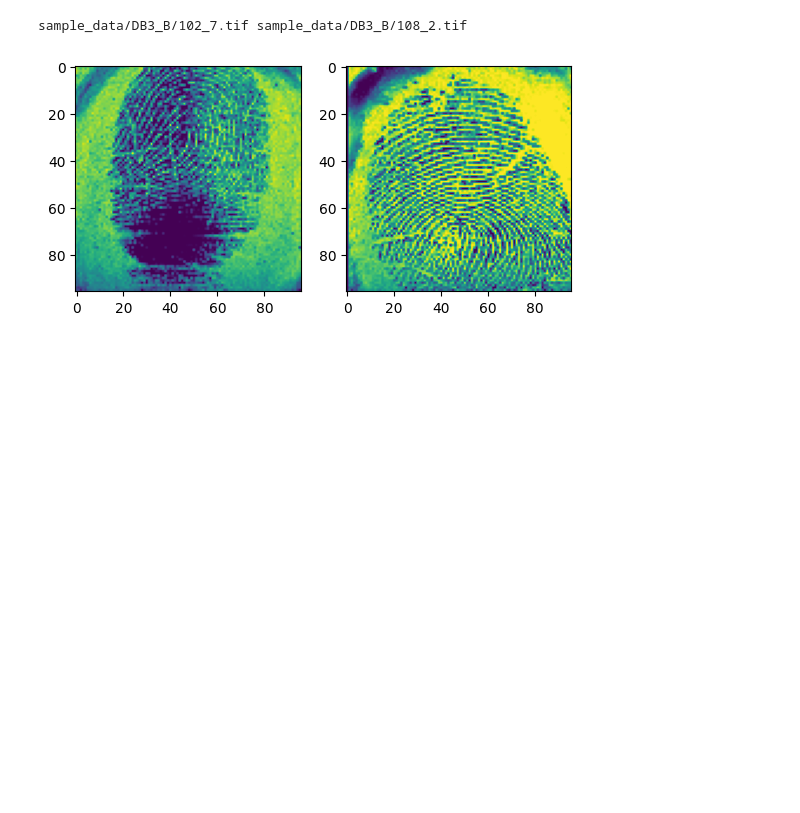
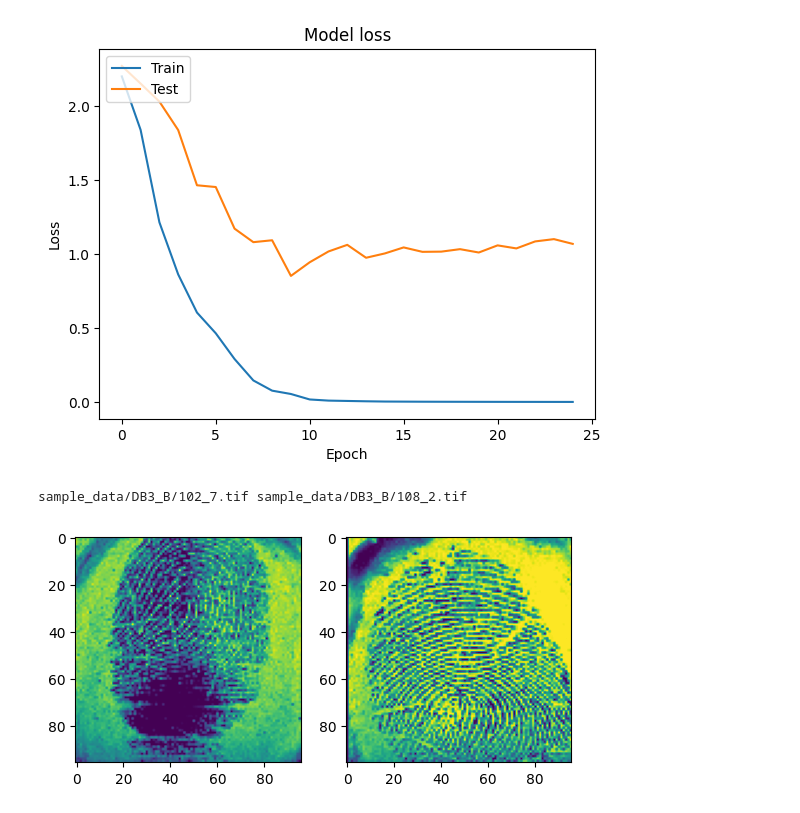
Before and after one commit to AI-and-Blockchain/S24_BlockBiometrics, a Jupyter notebook: ml_experiments/BlockBiometrics.ipynb, the cells around one changed output. Drawn from its saved outputs; the diff is of its cells as text; code cells hidden in the pictures; blank space fills up the shorter version.

```diff
--- a/ml_experiments/BlockBiometrics.ipynb
+++ b/ml_experiments/BlockBiometrics.ipynb
@@ -23,0 +92,35 @@ Archive:  sample_data/DB3_B.zip
+# %%
+# Create a sequential model
+model = models.Sequential()
+
+# Add a convolutional layer with 32 filters of size 3x3
+model.add(layers.Conv2D(32, (3, 3), activation="relu", input_shape=(160, 160, 1)))
+
+# Add a max pooling layer with a pooling size of 2x2
+model.add(layers.MaxPooling2D((2, 2)))
+
+# Add another convolutional layer with 64 filters of size 3x3
+model.add(layers.Conv2D(64, (3, 3), activation="relu"))
+
+# Add another max pooling layer with a pooling size of 2x2
+model.add(layers.MaxPooling2D((2, 2)))
+
+# Flatten the output of the previous layer
+model.add(layers.Flatten())
+
+# Add a dense layer with 128 neurons
+model.add(layers.Dense(128, activation="relu"))
+
+# Add a dense layer with 10 neurons, one for each fingerprint class
+model.add(layers.Dense(10, activation="softmax"))
+
+# Compile the model using the Adam optimizer and the categorical cross-entropy loss function
+model.compile(optimizer="adam", loss="categorical_crossentropy", metrics=["accuracy"])
+
+# Train the model for 10 epochs on the training dataset
+model.fit(x_train, y_train, epochs=1)
+
+# Evaluate the model on the test dataset and print the test loss and test accuracy
+score = model.evaluate(x_test, y_test, verbose=0)
+print("Test loss:", score[0])
+print("Test accuracy:", score[1])
@@ -23,0 +131,2 @@ Archive:  sample_data/DB3_B.zip
+# %%
+history = model.fit(x_train, y_train, epochs=25, validation_data=(x_test, y_test))
@@ -23,0 +151,10 @@ Archive:  sample_data/DB3_B.zip
+# %%
+plt.plot(history.history['loss'])
+plt.plot(history.history['val_loss'])
+plt.title('Model loss')
+plt.ylabel('Loss')
+plt.xlabel('Epoch')
+plt.legend(['Train', 'Test'], loc='upper left')
+plt.show()
+# %% [output]
+[figure, added]
```
Also changed, not shown: parts of 10 cells of this notebook, 1 other file.
